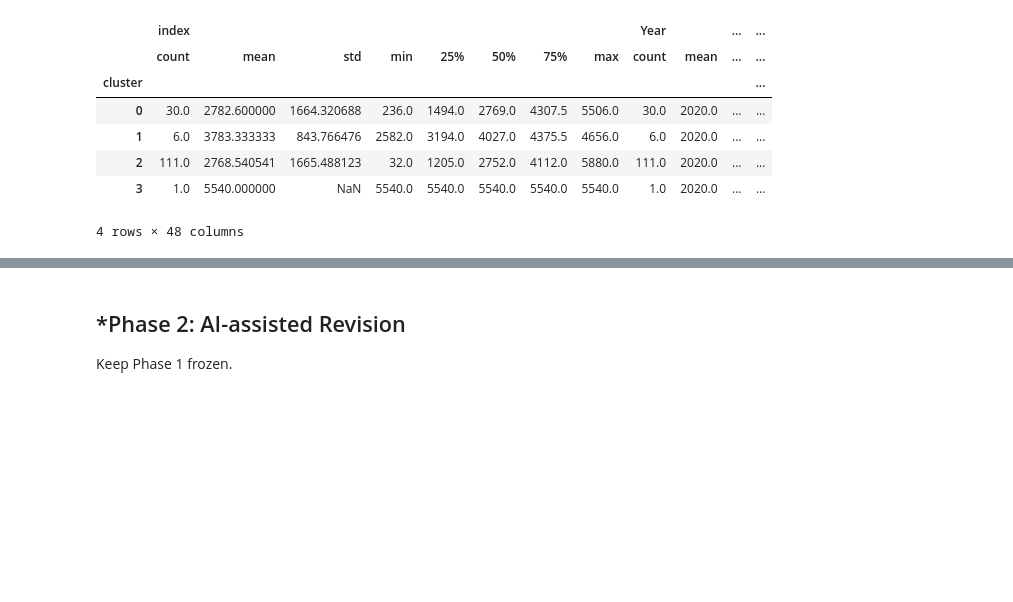
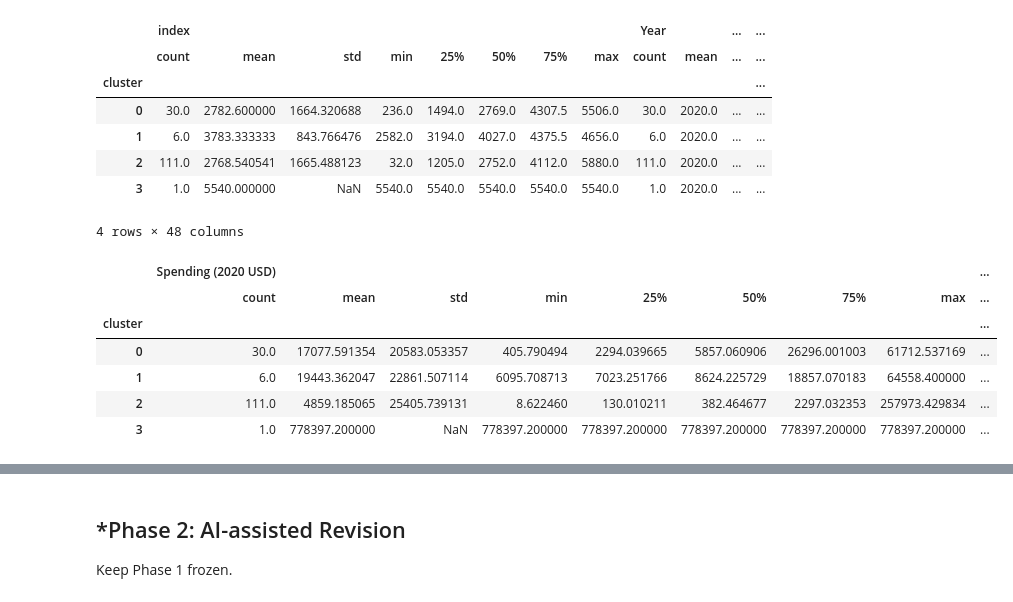
Before and after one commit to raffaellaalpaca-ai/A04-clustering, a Jupyter notebook: notebook.ipynb, the cells around one changed output, grey strips where cells are left out. Drawn from its saved outputs; the diff is of its cells as text; code cells hidden in the pictures; blank space fills up the shorter version.

```diff
--- a/notebook.ipynb
+++ b/notebook.ipynb
@@ -334,3 +334,15 @@ df2020.groupby('cluster').describe()
 | 2 | 111.0 | 2768.540541 | 1665.488123 | 32.0 | 1205.0 | 2752.0 | 4112.0 | 5880.0 | 111.0 | 2020.0 | ... | ... |
 | 3 | 1.0 | 5540.000000 | NaN | 5540.0 | 5540.0 | 5540.0 | 5540.0 | 5540.0 | 1.0 | 2020.0 | ... | ... |
 4 rows × 48 columns
+# %%
+df2020.groupby('cluster')[
+    ['Spending (2020 USD)', 'Spending per Capita']
+].describe()
+# %% [output]
+|  | Spending (2020 USD) |  |  |  |  |  |  |  | ... |
+|  | count | mean | std | min | 25% | 50% | 75% | max | ... |
+| cluster |  |  |  |  |  |  |  |  | ... |
+| 0 | 30.0 | 17077.591354 | 20583.053357 | 405.790494 | 2294.039665 | 5857.060906 | 26296.001003 | 61712.537169 | ... |
+| 1 | 6.0 | 19443.362047 | 22861.507114 | 6095.708713 | 7023.251766 | 8624.225729 | 18857.070183 | 64558.400000 | ... |
+| 2 | 111.0 | 4859.185065 | 25405.739131 | 8.622460 | 130.010211 | 382.464677 | 2297.032353 | 257973.429834 | ... |
+| 3 | 1.0 | 778397.200000 | NaN | 778397.200000 | 778397.200000 | 778397.200000 | 778397.200000 | 778397.200000 | ... |
```
Also changed, not shown: parts of 1 cell of this notebook.
